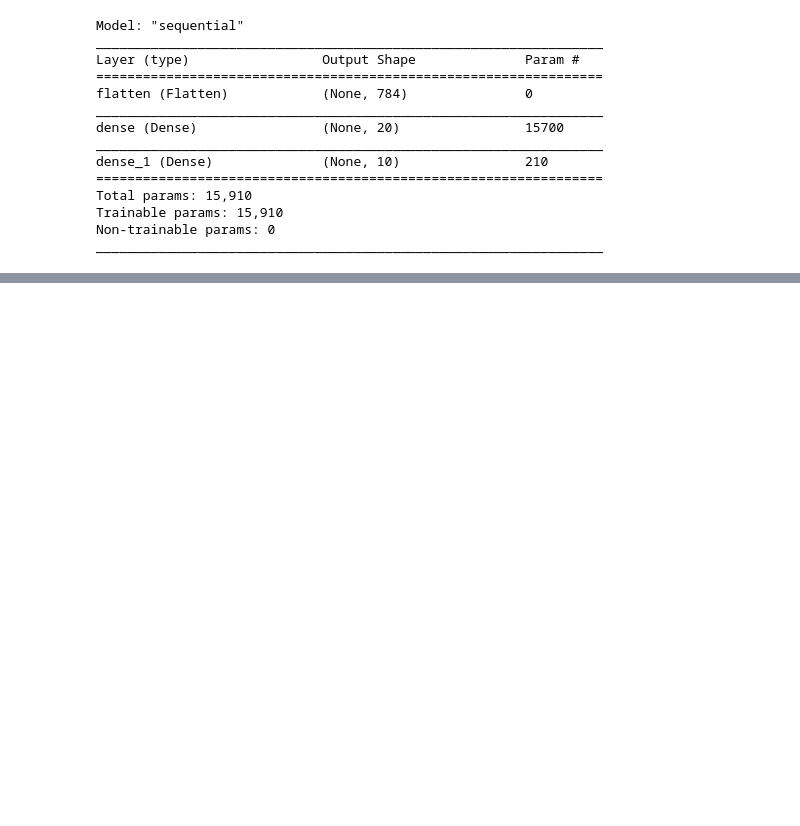
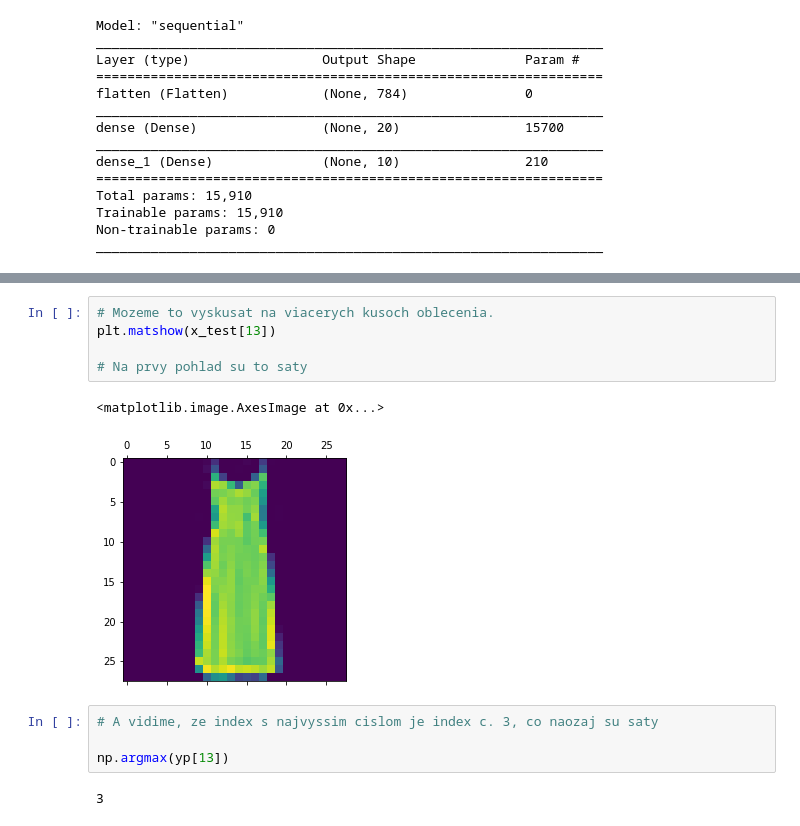
Before and after one commit to martingajdos/Gajdos_NS2021, a Jupyter notebook: project_source_code.ipynb, the cells around one changed output, grey strips where cells are left out. Saved outputs shown, nothing was run; the diff lists cells and outputs as text; blank space fills up the shorter version.

```diff
--- a/project_source_code.ipynb
+++ b/project_source_code.ipynb
@@ -196,0 +307,14 @@ def evalvacia_modelu(x_data, y_data, n_folds=5):
+# %%
+# Mozeme to vyskusat na viacerych kusoch oblecenia.
+plt.matshow(x_test[13])
+
+# Na prvy pohlad su to saty
+# %% [output]
+<matplotlib.image.AxesImage at 0x...>
+[figure, added]
+# %%
+# A vidime, ze index s najvyssim cislom je index c. 3, co naozaj su saty
+
+np.argmax(yp[13])
+# %% [output]
+3
```
Also changed, not shown: parts of 7 cells of this notebook.
